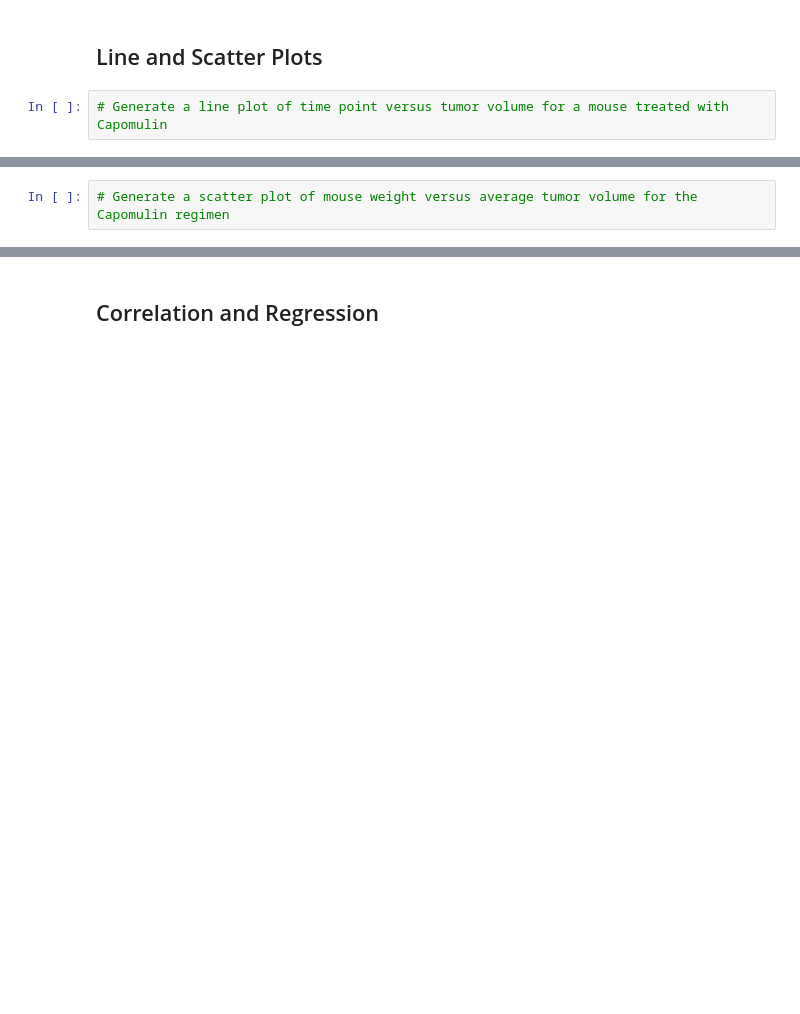
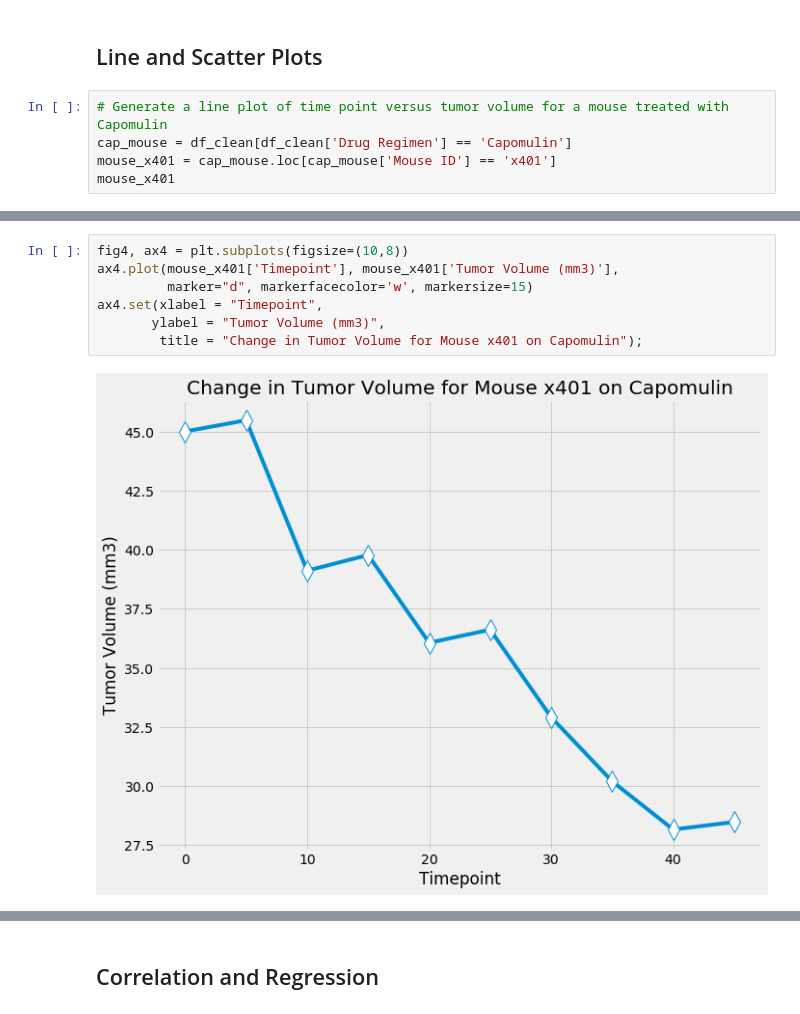
Before and after one commit to MichRisu/matplotlib-challenge, a Jupyter notebook: Pymaceuticals/pymaceuticals_starter.ipynb, the cells around one changed output, grey strips where cells are left out. Cells and saved outputs as stored; diff of their text form; blank space fills up the shorter version.

```diff
--- a/Pymaceuticals/pymaceuticals_starter.ipynb
+++ b/Pymaceuticals/pymaceuticals_starter.ipynb
@@ -349,3 +352,6 @@ ax3.set(xlabel= "Drug Regimen",
 ## Line and Scatter Plots
 # %%
 # Generate a line plot of time point versus tumor volume for a mouse treated with Capomulin
+cap_mouse = df_clean[df_clean['Drug Regimen'] == 'Capomulin']
+mouse_x401 = cap_mouse.loc[cap_mouse['Mouse ID'] == 'x401']
+mouse_x401
@@ -352,2 +370,9 @@ ax3.set(xlabel= "Drug Regimen",
-# %%
-# Generate a scatter plot of mouse weight versus average tumor volume for the Capomulin regimen
+# %%
+fig4, ax4 = plt.subplots(figsize=(10,8))
+ax4.plot(mouse_x401['Timepoint'], mouse_x401['Tumor Volume (mm3)'],
+         marker="d", markerfacecolor='w', markersize=15)
+ax4.set(xlabel = "Timepoint",
+       ylabel = "Tumor Volume (mm3)",
+        title = "Change in Tumor Volume for Mouse x401 on Capomulin");
+# %% [output]
+[figure, added]
```
Also changed, not shown: parts of 10 cells of this notebook.
